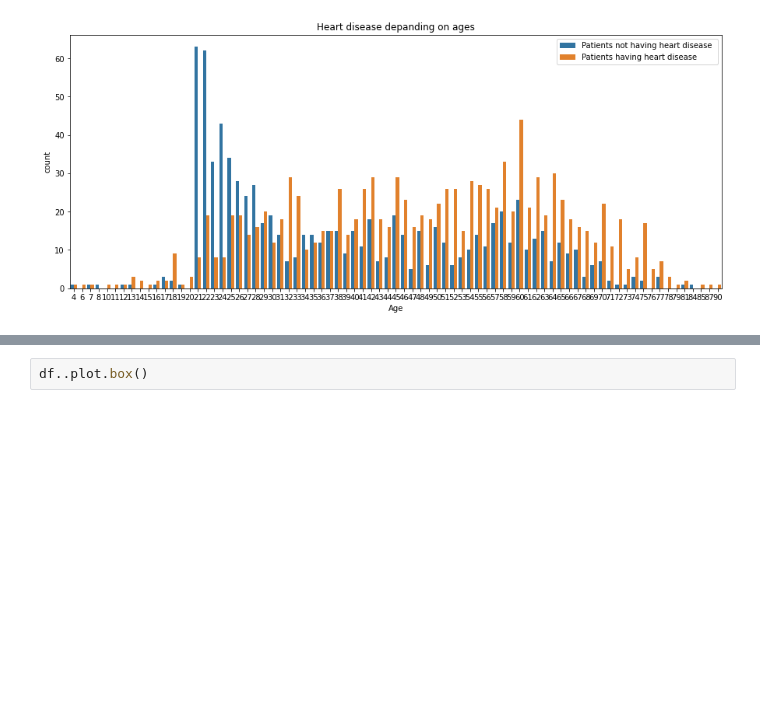
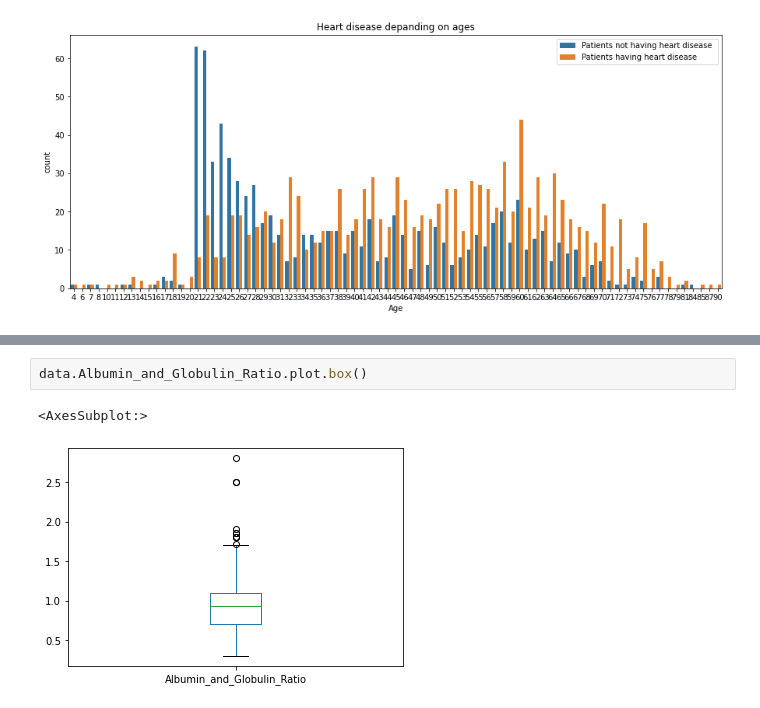
Before and after one commit to SIDDHU2016/diabetes, a Jupyter notebook: Untitled2.ipynb, the cells around one changed output, grey strips where cells are left out. Saved outputs shown, nothing was run; the diff lists cells and outputs as text; blank space fills up the shorter version.

```diff
--- a/Untitled2.ipynb
+++ b/Untitled2.ipynb
@@ -689,4 +689,7 @@ sns.pairplot(data)
 <seaborn.axisgrid.PairGrid at 0x...>
 [figure]
 # %%
-df..plot.box()
+data.Albumin_and_Globulin_Ratio.plot.box()
+# %% [output]
+<AxesSubplot:>
+[figure, added]
```
Also changed, not shown: parts of 2 cells of this notebook.
